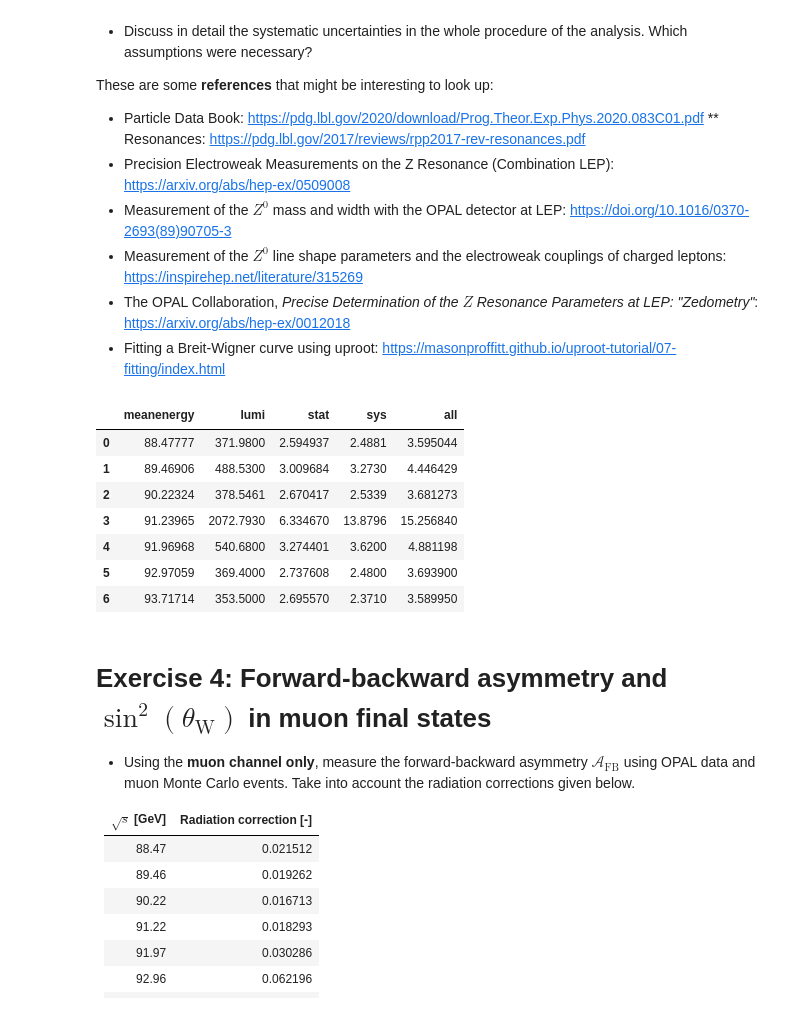
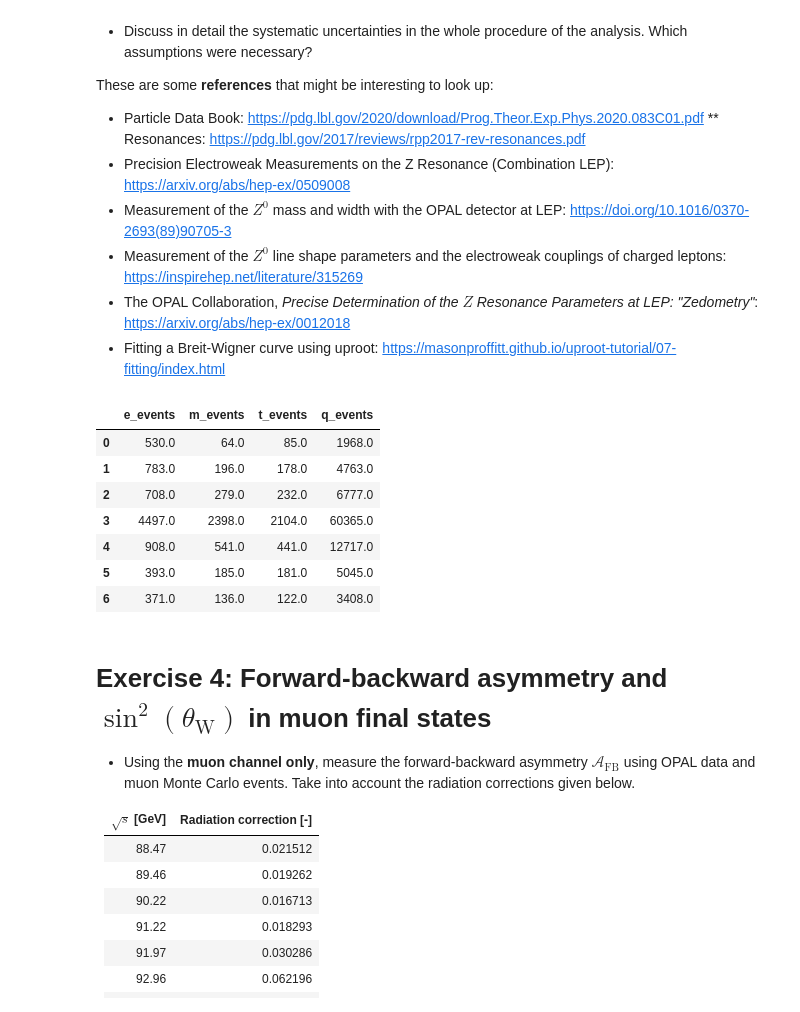
Before and after one commit to robingrether/z0-precisionmeasurement, a Jupyter notebook: z0_experiment.ipynb, the cells around one changed output. Drawn from its saved outputs; the diff is of its cells as text; code cells hidden in the pictures.

Commit message:
Counted number of events for each LEP-energy

```diff
--- a/z0_experiment.ipynb
+++ b/z0_experiment.ipynb
@@ -413,24 +413,39 @@ These are some **references** that might be interesting to look up:
 * The OPAL Collaboration, *Precise Determination of the $Z$ Resonance Parameters at LEP: "Zedometry"*: https://arxiv.org/abs/hep-ex/0012018
 * Fitting a Breit-Wigner curve using uproot: https://masonproffitt.github.io/uproot-tutorial/07-fitting/index.html
 # %%
-xs_corrections = { 'energy' : [ 88.47, 89.46, 90.22, 91.22, 91.97, 92.96, 93.76] ,
-                      'hadronic' : [2.0, 4.3, 7.7, 10.8, 4.7, -0.2, -1.6],
-                      'leptonic' : [0.09, 0.20, 0.36, 0.52, 0.22, -0.01, -0.08]}
+xs_corrections = pd.DataFrame({ 'energy' : [ 88.47, 89.46, 90.22, 91.22, 91.97, 92.96, 93.76] ,
+                              'hadronic' : [2.0, 4.3, 7.7, 10.8, 4.7, -0.2, -1.6],
+                              'leptonic' : [0.09, 0.20, 0.36, 0.52, 0.22, -0.01, -0.08]})
 
 ## read csv-file of luminosity data
 file = 'opal_data/lumi_files/daten_2.csv'
 lumi_data = pd.read_csv(file)
+
+## get the seven different LEP-energies
+LEP_energies = np.sort(OPAL_data['E_lep'].round(1).unique())
-# %%
-lumi_data
-# %% [output]
-|  | meanenergy | lumi | stat | sys | all |
-| 0 | 88.47777 | 371.9800 | 2.594937 | 2.4881 | 3.595044 |
-| 1 | 89.46906 | 488.5300 | 3.009684 | 3.2730 | 4.446429 |
-| 2 | 90.22324 | 378.5461 | 2.670417 | 2.5339 | 3.681273 |
-| 3 | 91.23965 | 2072.7930 | 6.334670 | 13.8796 | 15.256840 |
-| 4 | 91.96968 | 540.6800 | 3.274401 | 3.6200 | 4.881198 |
-| 5 | 92.97059 | 369.4000 | 2.737608 | 2.4800 | 3.693900 |
-| 6 | 93.71714 | 353.5000 | 2.695570 | 2.3710 | 3.589950 |
+# %%
+## compute the number of measured events according to our selection
+
+# prepare array
+events = np.zeros((4, 7))
+
+for p, (particle, dataset) in enumerate(measured_datasets.items()):
+    for e, energy in enumerate(LEP_energies):
+
+        events[p][e] = sum(dataset['E_lep'].round(1) == energy)   # count events
+
+
+
+pd.DataFrame(events.T, columns = ['e_events', 'm_events', 't_events', 'q_events'])
+# %% [output]
+|  | e_events | m_events | t_events | q_events |
+| 0 | 530.0 | 64.0 | 85.0 | 1968.0 |
+| 1 | 783.0 | 196.0 | 178.0 | 4763.0 |
+| 2 | 708.0 | 279.0 | 232.0 | 6777.0 |
+| 3 | 4497.0 | 2398.0 | 2104.0 | 60365.0 |
+| 4 | 908.0 | 541.0 | 441.0 | 12717.0 |
+| 5 | 393.0 | 185.0 | 181.0 | 5045.0 |
+| 6 | 371.0 | 136.0 | 122.0 | 3408.0 |
 # %% [markdown]
 # Exercise 4: Forward-backward asymmetry and $\sin^2(\theta_\text{W})$ in muon final states
 
```
